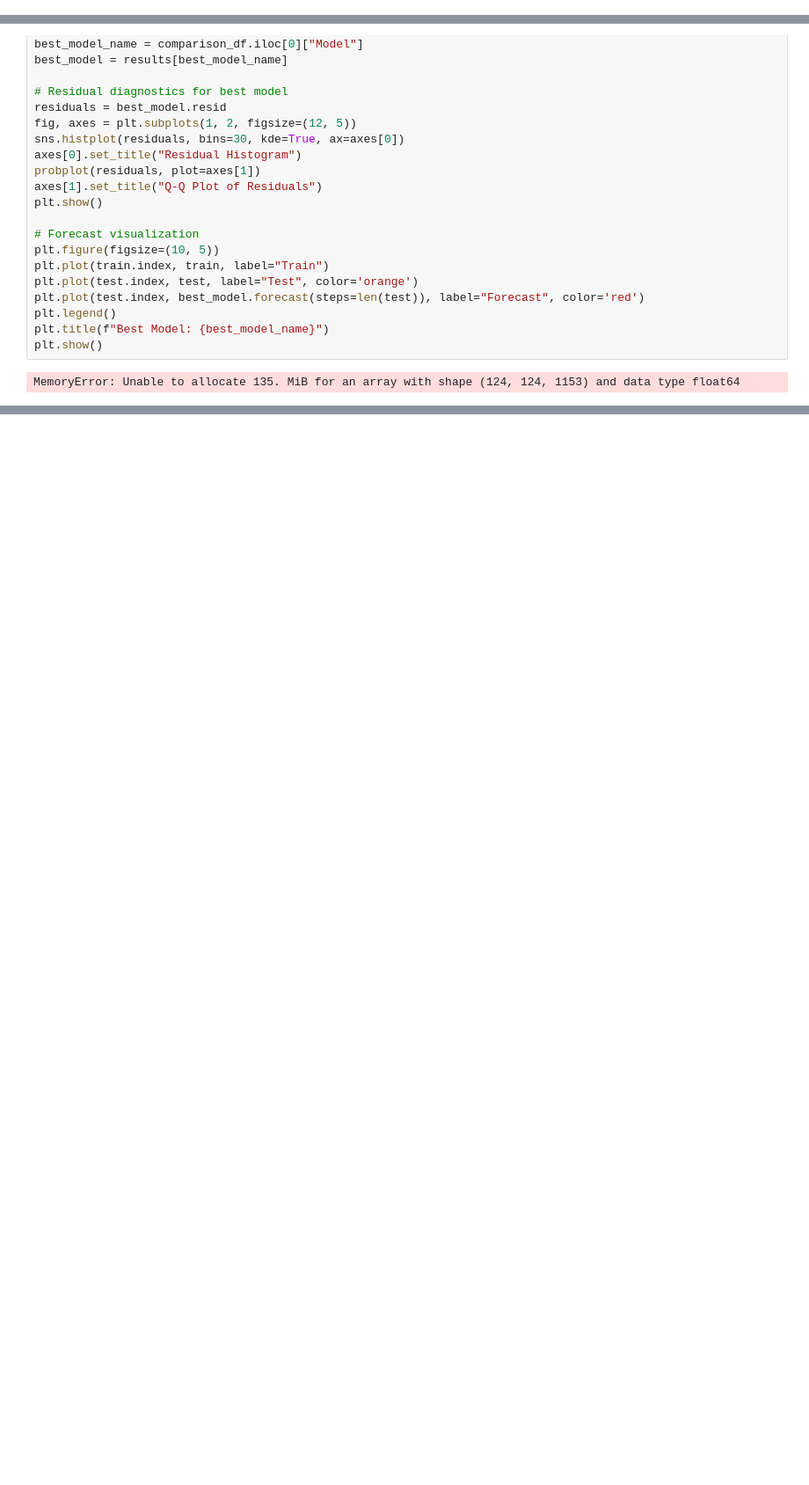
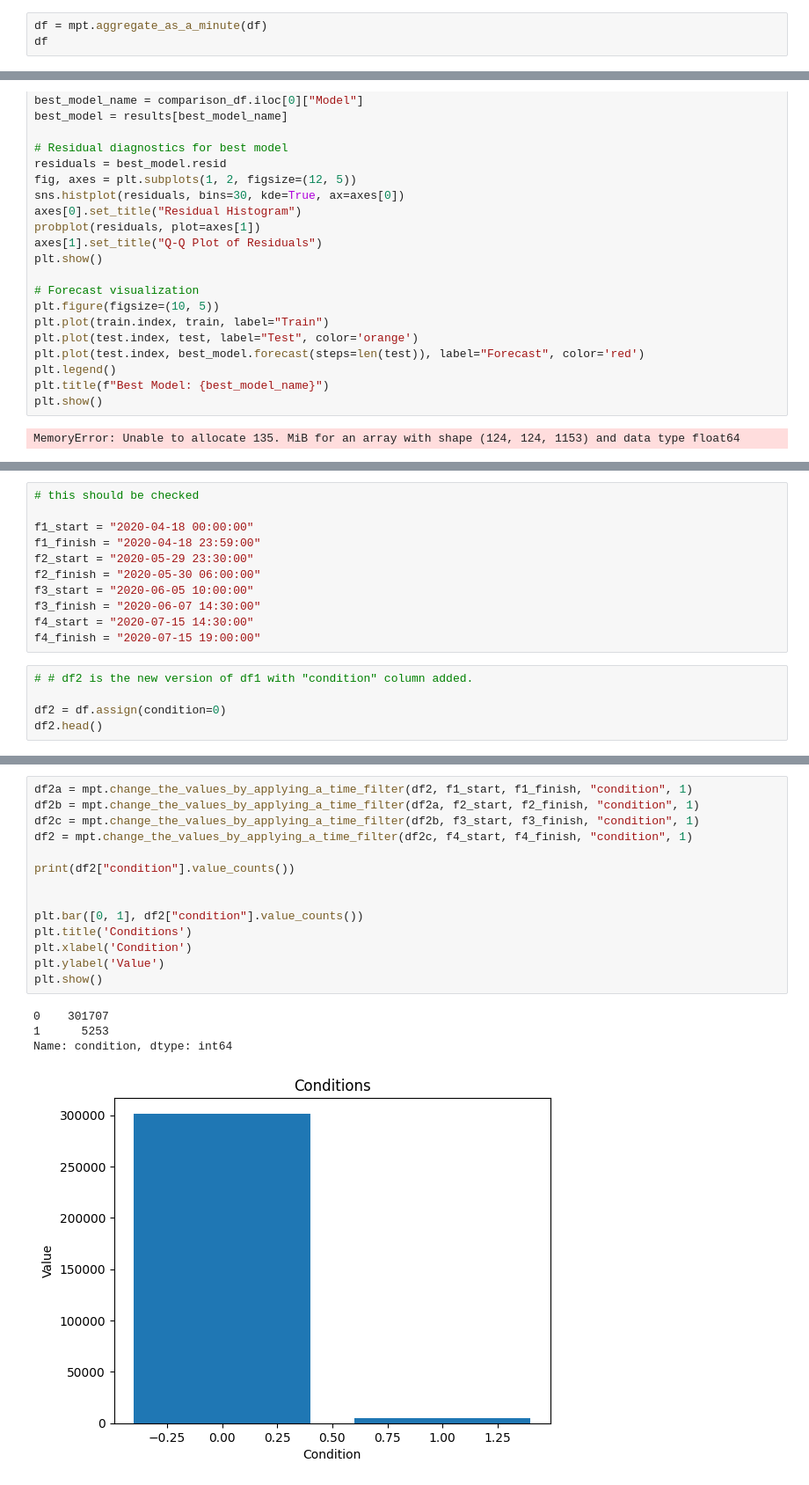
Before and after one commit to bilge-akar/GradProject-Bilge, a Jupyter notebook: arimametropt3_randomday.ipynb, the cells around one changed output, grey strips where cells are left out. Shown at 88% size. Cells and saved outputs as stored; diff of their text form; blank space fills up the shorter version.

```diff
--- a/arimametropt3_randomday.ipynb
+++ b/arimametropt3_randomday.ipynb
@@ -24,3 +24,6 @@ df.head()
 | 2 | 2020-02-01 00:00:19 | -0.012 | 9.338 | 9.322 | -0.022 | 9.338 | 53.600 | 0.0425 | ... |
 | 3 | 2020-02-01 00:00:29 | -0.012 | 9.328 | 9.312 | -0.022 | 9.328 | 53.425 | 0.0400 | ... |
 | 4 | 2020-02-01 00:00:39 | -0.012 | 9.318 | 9.302 | -0.022 | 9.318 | 53.475 | 0.0400 | ... |
+# %%
+df = mpt.aggregate_as_a_minute(df)
+df
@@ -393,0 +457,16 @@ MemoryError: Unable to allocate 135. MiB for an array with shape (124, 124, 1153
+# %%
+# this should be checked
+
+f1_start = "2020-04-18 00:00:00"
+f1_finish = "2020-04-18 23:59:00"
+f2_start = "2020-05-29 23:30:00"
+f2_finish = "2020-05-30 06:00:00"
+f3_start = "2020-06-05 10:00:00"
+f3_finish = "2020-06-07 14:30:00"
+f4_start = "2020-07-15 14:30:00"
+f4_finish = "2020-07-15 19:00:00"
+# %%
+# # df2 is the new version of df1 with "condition" column added.
+
+df2 = df.assign(condition=0)
+df2.head()
@@ -393,0 +480,19 @@ MemoryError: Unable to allocate 135. MiB for an array with shape (124, 124, 1153
+# %%
+df2a = mpt.change_the_values_by_applying_a_time_filter(df2, f1_start, f1_finish, "condition", 1)
+df2b = mpt.change_the_values_by_applying_a_time_filter(df2a, f2_start, f2_finish, "condition", 1)
+df2c = mpt.change_the_values_by_applying_a_time_filter(df2b, f3_start, f3_finish, "condition", 1)
+df2 = mpt.change_the_values_by_applying_a_time_filter(df2c, f4_start, f4_finish, "condition", 1)
+
+print(df2["condition"].value_counts())
+
+
+plt.bar([0, 1], df2["condition"].value_counts())
+plt.title('Conditions')
+plt.xlabel('Condition')
+plt.ylabel('Value')
+plt.show()
+# %% [output]
+0    301707
+1      5253
+Name: condition, dtype: int64
+[figure, added]
```
Also changed, not shown: parts of 8 cells of this notebook, 1 other file.
